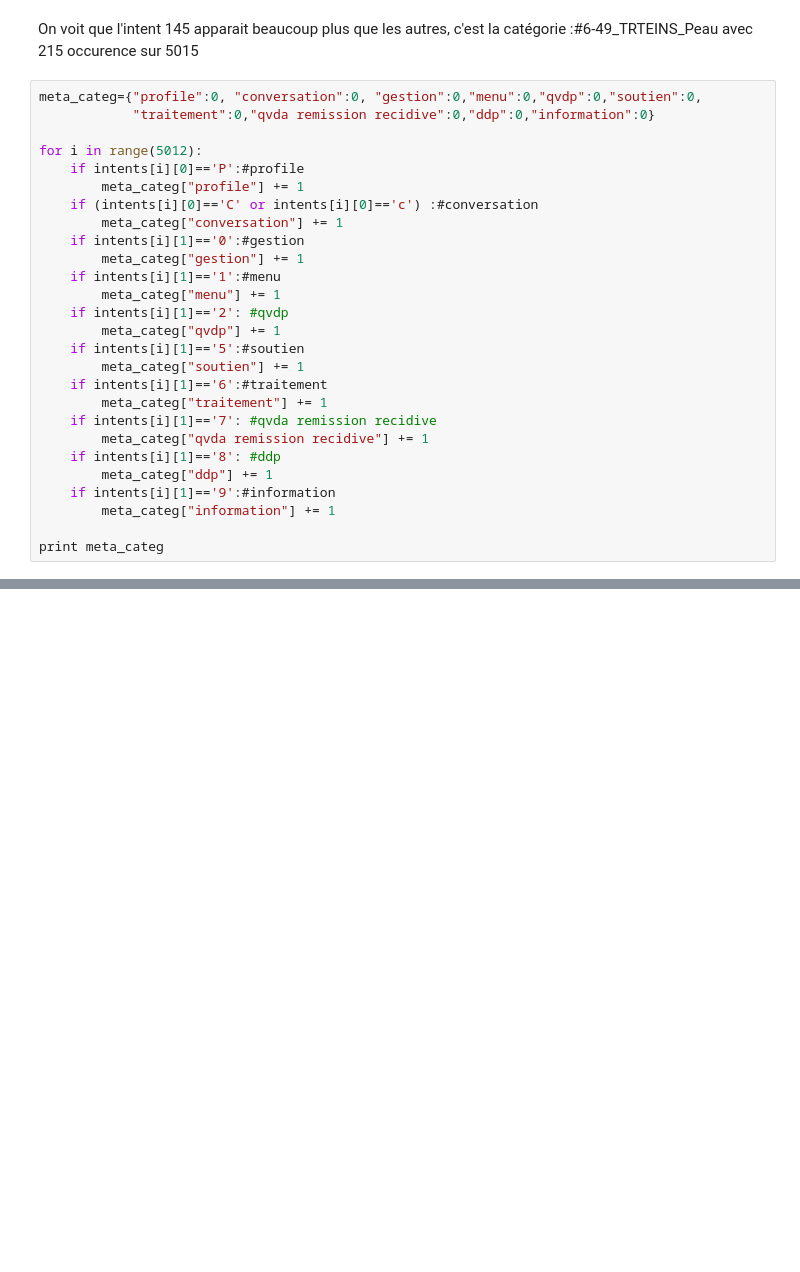
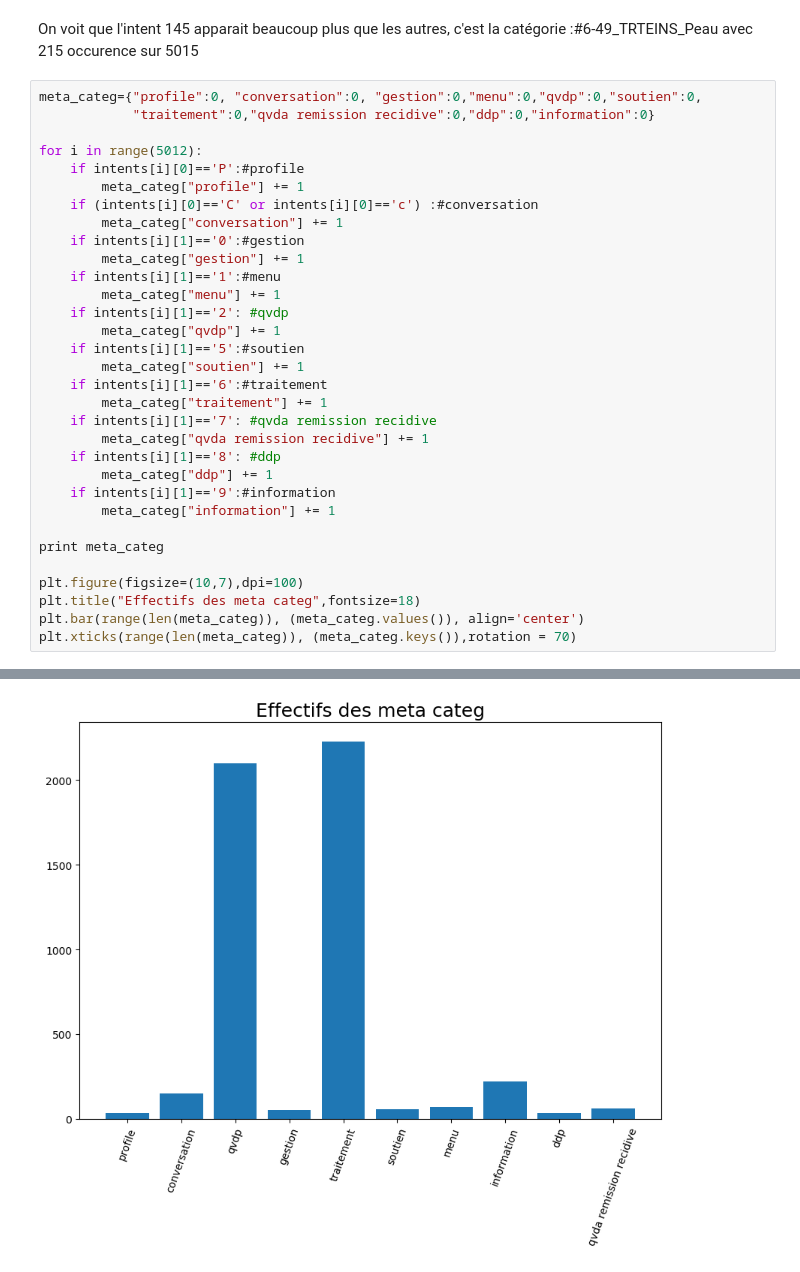
Before and after one commit to emmaboucheron/chatbot, a Jupyter notebook: barplot_categ_projet.ipynb, the cells around one changed output, grey strips where cells are left out. Saved outputs shown, nothing was run; the diff lists cells and outputs as text; blank space fills up the shorter version.

```diff
--- a/barplot_categ_projet.ipynb
+++ b/barplot_categ_projet.ipynb
@@ -175,5 +175,10 @@ for i in range(5012):
         meta_categ["information"] += 1
 
 print meta_categ
+
+plt.figure(figsize=(10,7),dpi=100)
+plt.title("Effectifs des meta categ",fontsize=18)
+plt.bar(range(len(meta_categ)), (meta_categ.values()), align='center')
+plt.xticks(range(len(meta_categ)), (meta_categ.keys()),rotation = 70)
 # %% [output]
 {'profile': 36, 'conversation': 150, 'qvdp': 2100, 'gestion': 51, 'traitement': 2230, 'soutien': 56, 'menu': 71, 'information': 219, 'ddp': 36, 'qvda remission recidive': 62}
@@ -179,0 +196 @@ print meta_categ
+[figure, added]
```
Also changed, not shown: parts of 4 cells of this notebook, 1 other file.
